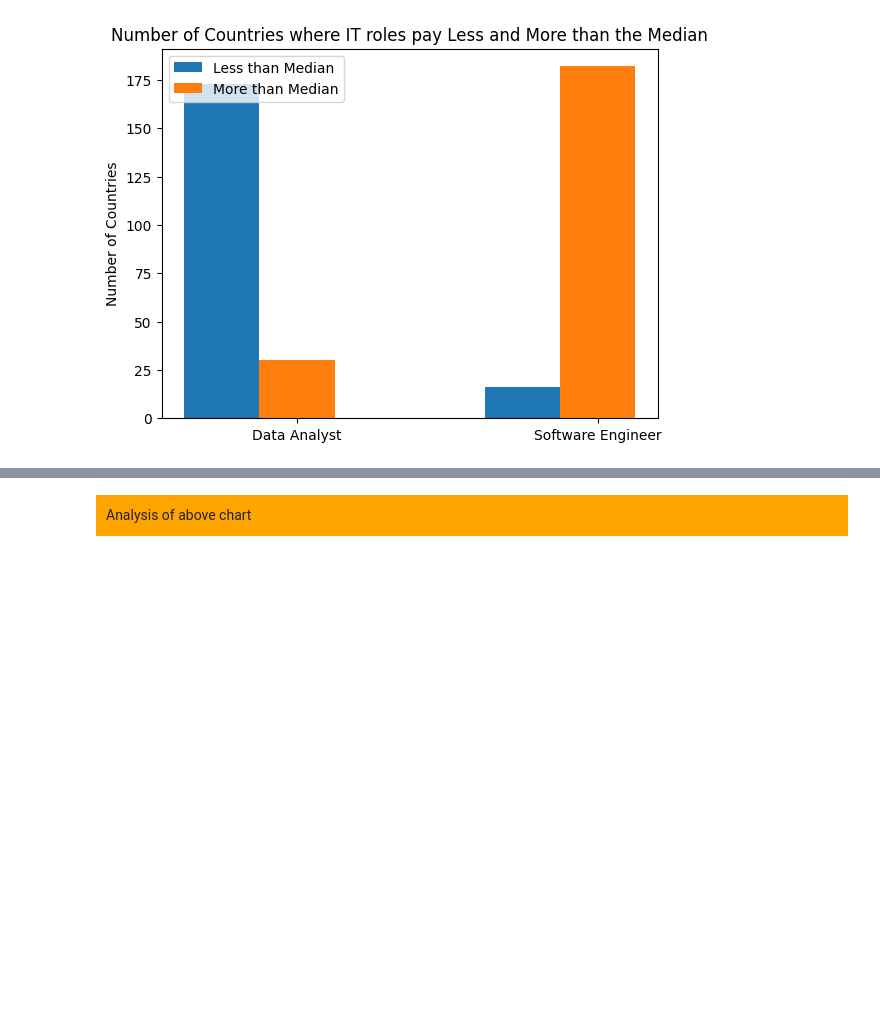
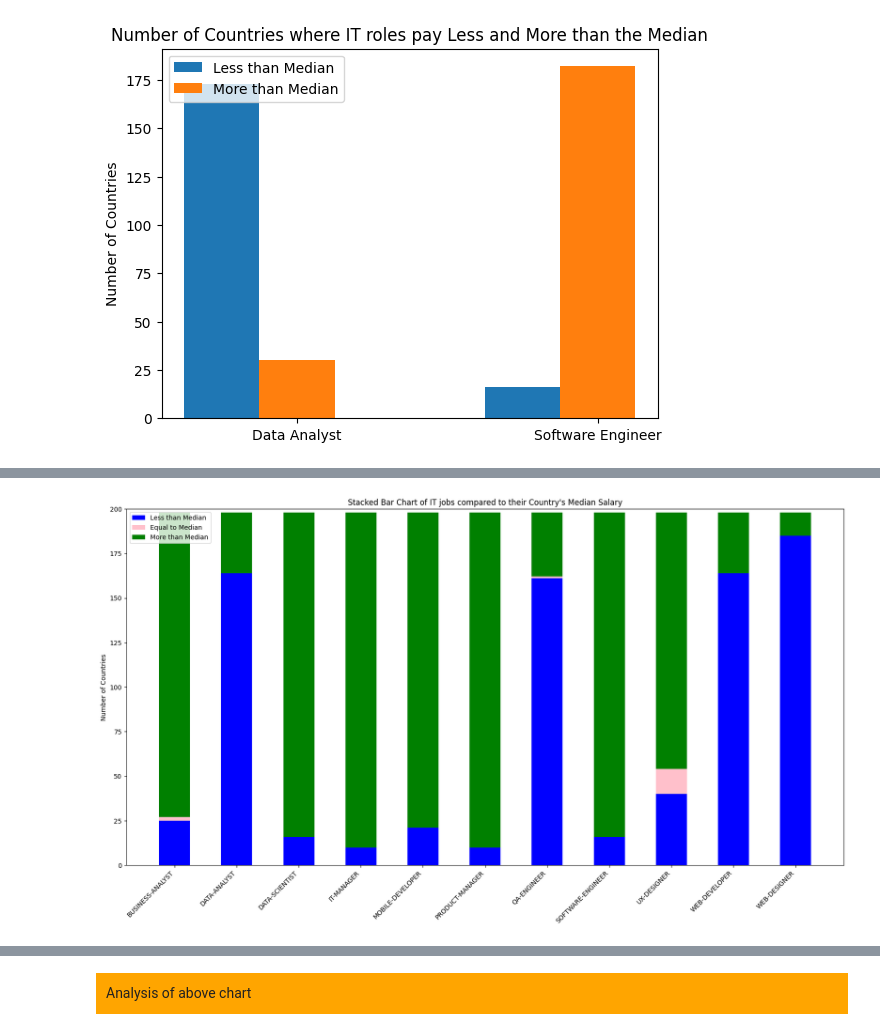
Before and after one commit to Tatiana-Ngamba/The-GitGirls-Collective-group-7, a Jupyter notebook: GLOBAL IT SALARY ANALYSIS - Notebook Part 2 (Data Analysis).ipynb, the cells around one changed output, grey strips where cells are left out. Cells and saved outputs as stored; diff of their text form; code cells hidden in the pictures; blank space fills up the shorter version.

```diff
--- a/GLOBAL IT SALARY ANALYSIS - Notebook Part 2 (Data Analysis).ipynb
+++ b/GLOBAL IT SALARY ANALYSIS - Notebook Part 2 (Data Analysis).ipynb
@@ -823,0 +871,5 @@ plt.show()
+# %%
+it_jobs = ['BUSINESS-ANALYST', 'DATA-ANALYST', 'DATA-SCIENTIST', 'IT-MANAGER', 'MOBILE-DEVELOPER', 'PRODUCT-MANAGER', 'QA-ENGINEER',
+           'SOFTWARE-ENGINEER', 'UX-DESIGNER', 'WEB-DEVELOPER', 'WEB-DESIGNER']
+for x in range (len(it_jobs)):
+    median_placement(it_jobs[x])
@@ -823,0 +888,24 @@ plt.show()
+# %%
+categories = it_jobs
+more = [171, 34, 182, 188, 177, 188, 36, 182, 144, 34, 13]
+equal = [2, 0, 0, 0, 0, 0, 1, 0, 14, 0, 0]
+less = [25, 164, 16, 10, 21, 10, 161, 16, 40, 164, 185]
+
+fig, ax = plt.subplots(figsize=(20, 10))
+bar_width=0.5
+# Plotting each category as a stacked bar
+ax.bar(categories, less, label='Less than Median', color='blue', width=bar_width)
+ax.bar(categories, equal, bottom=less, label='Equal to Median', color='pink', width=bar_width)
+ax.bar(categories, more, bottom=[i+j for i,j in zip(less, equal)], label='More than Median', color='green', width=bar_width)
+
+
+ax.set_ylabel('Number of Countries')
+ax.set_title("Stacked Bar Chart of IT jobs compared to their Country's Median Salary")
+ax.legend()
+ax.set_xticklabels(categories, rotation=45, ha='right')
+
+ax.set_ylim(0, 200)
+
+plt.show()
+# %% [output]
+[figure, added]
```
Also changed, not shown: parts of 23 cells of this notebook, 1 other file.
